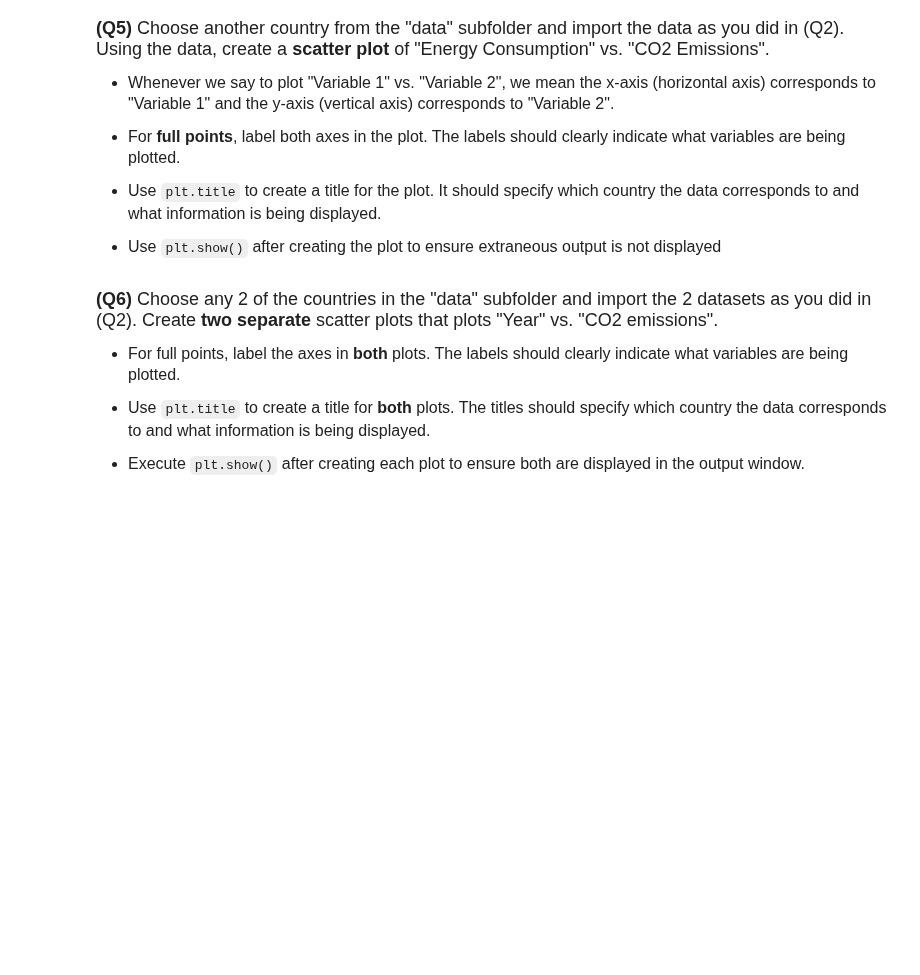
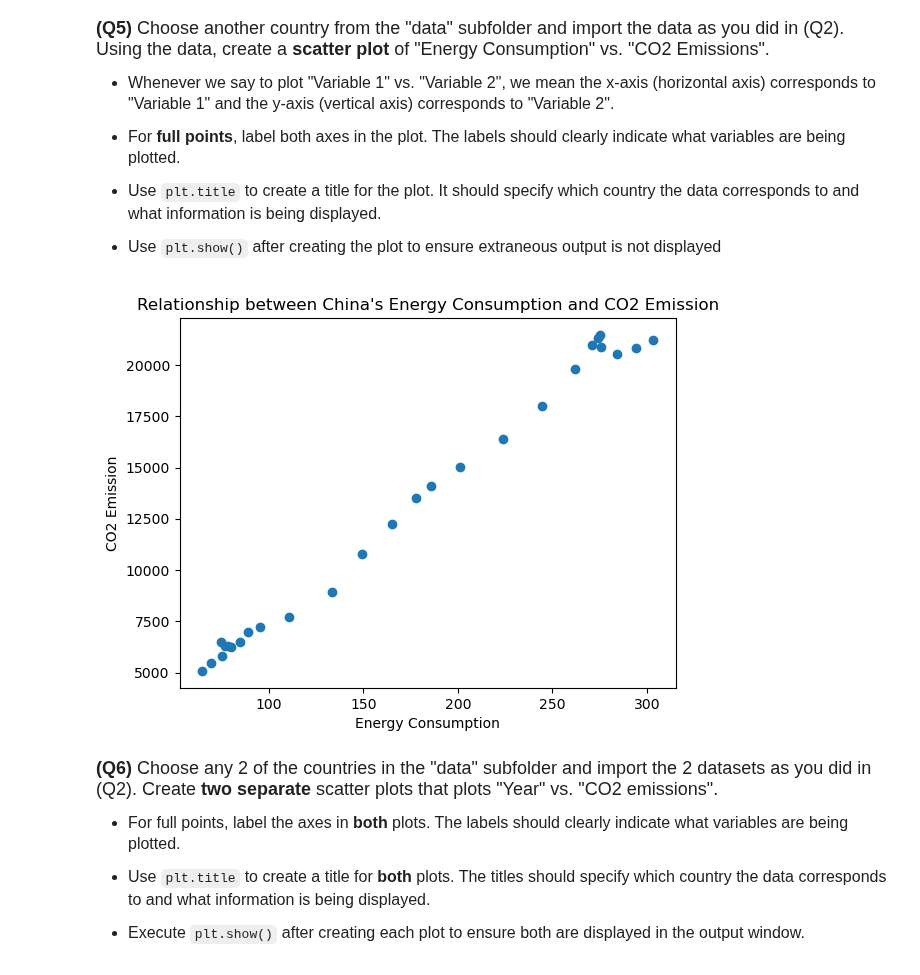
Before and after one commit to elizabethaskin/datasci151fall2026, a Jupyter notebook: _assignments/assignment_2/Assignment2.ipynb, the cells around one changed output. Drawn from its saved outputs; the diff is of its cells as text; code cells hidden in the pictures; blank space fills up the shorter version.

```diff
--- a/_assignments/assignment_2/Assignment2.ipynb
+++ b/_assignments/assignment_2/Assignment2.ipynb
@@ -102,3 +125,14 @@ us_emissions["CO2_emission"].describe()
+# %%
+# Write your answer
+
+china_emissions = pd.read_csv('/Users/elizabethaskin/Documents/datasci151fall2026/_assignments/assignment_2/data/china_emission.csv')
+plt.scatter(x=china_emissions['Energy_consumption'], y=china_emissions['CO2_emission'])
+plt.xlabel("Energy Consumption")
+plt.ylabel("CO2 Emissions")
+plt.title("Relationship between China's Energy Consumption and CO2 Emission")
+plt.show()
+# %% [output]
+[figure, added]
 # %% [markdown]
 <font size = "4">
 
```
Also changed, not shown: parts of 9 cells of this notebook.
